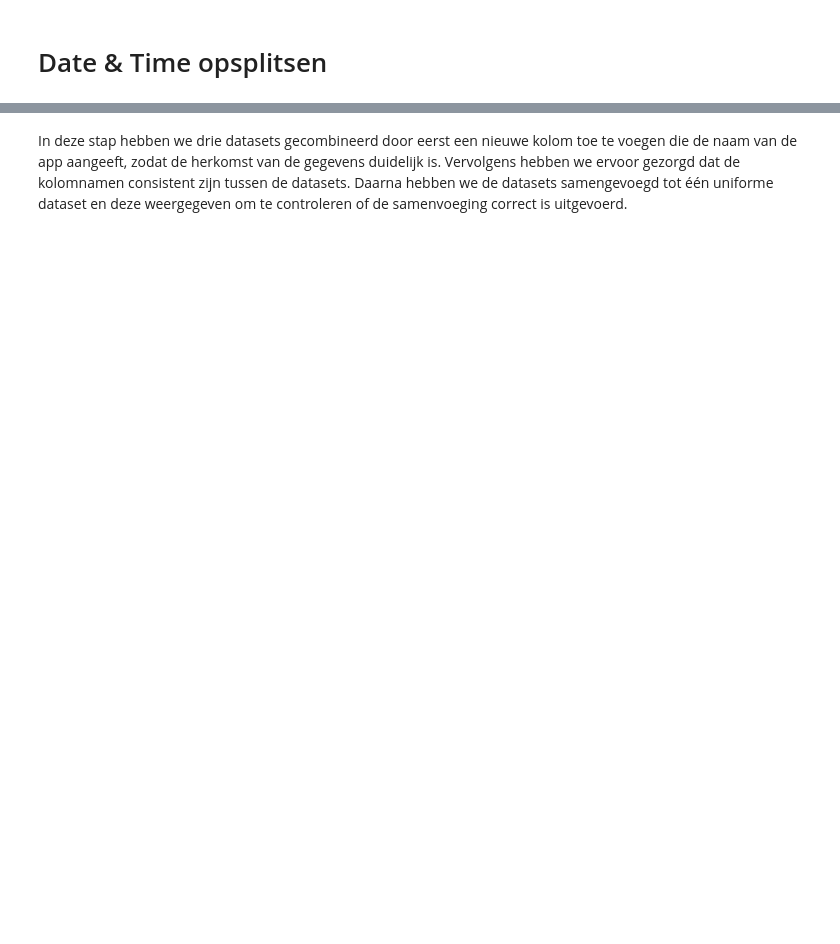
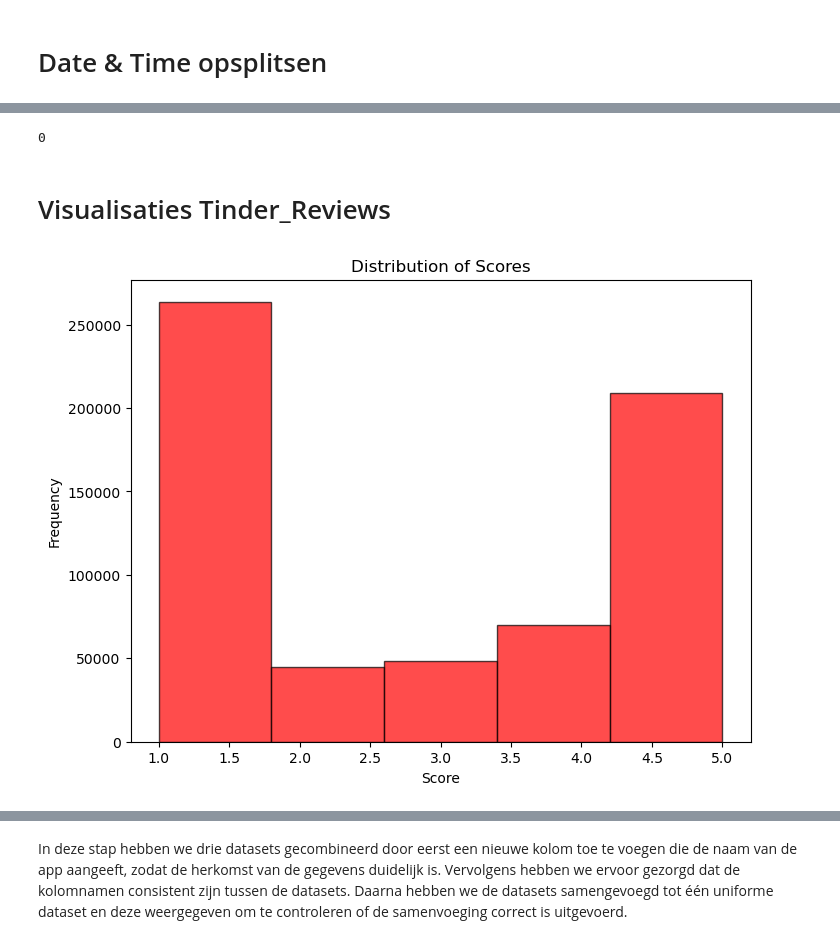
Before and after one commit to kailenroa/NLP-Sentiment-Analysis-Dating-Apps, a Jupyter notebook: #01- NLP Sentiment Analysis Dating Apps (EDA).ipynb, the cells around one changed output, grey strips where cells are left out. Cells and saved outputs as stored; diff of their text form; code cells hidden in the pictures; blank space fills up the shorter version.

```diff
--- a/#01- NLP Sentiment Analysis Dating Apps (EDA).ipynb
+++ b/#01- NLP Sentiment Analysis Dating Apps (EDA).ipynb
@@ -342,0 +226,2 @@ hinge_reviews
+# %%
+tinder_reviews["Time"] = tinder_reviews["Time"].astype(str)
@@ -342,0 +250,4 @@ hinge_reviews
+# %%
+#Reorder columns in a way that is understanding
+new_column_order = ['reviewId', 'userName', 'userImage', 'content', 'score', 'thumbsUpCount', 'reviewCreatedVersion', 'Date', 'Time', 'replyContent', 'repliedAt', 'appVersion']
+tinder_reviews = tinder_reviews[new_column_order]
@@ -342,0 +266,3 @@ hinge_reviews
+# %%
+# Onnodige kolommen verwijderen:
+tinder_reviews.drop(['userImage','reviewCreatedVersion',  'Time', 'replyContent', 'repliedAt', 'appVersion'], axis=1, inplace=True)
@@ -342,0 +315,3 @@ hinge_reviews
+# %%
+# Handle null values in 'content'
+tinder_reviews = tinder_reviews.dropna(subset=['content'])
@@ -342,0 +329,17 @@ hinge_reviews
+# %%
+# Controleer op duplicaten
+print(tinder_reviews.duplicated().sum())# Controleer op duplicaten
+# %% [output]
+0
+# %% [markdown]
+# Visualisaties Tinder_Reviews
+# %%
+# Histogram for the 'score' column om de distrubutie van scores
+plt.figure(figsize=(8, 6))
+plt.hist(tinder_reviews['score'], bins=5,color= 'red', edgecolor='black', alpha=0.7)
+plt.title('Distribution of Scores')
+plt.xlabel('Score')
+plt.ylabel('Frequency')
+plt.show()
+# %% [output]
+[figure, added]
```
Also changed, not shown: parts of 192 cells of this notebook.
